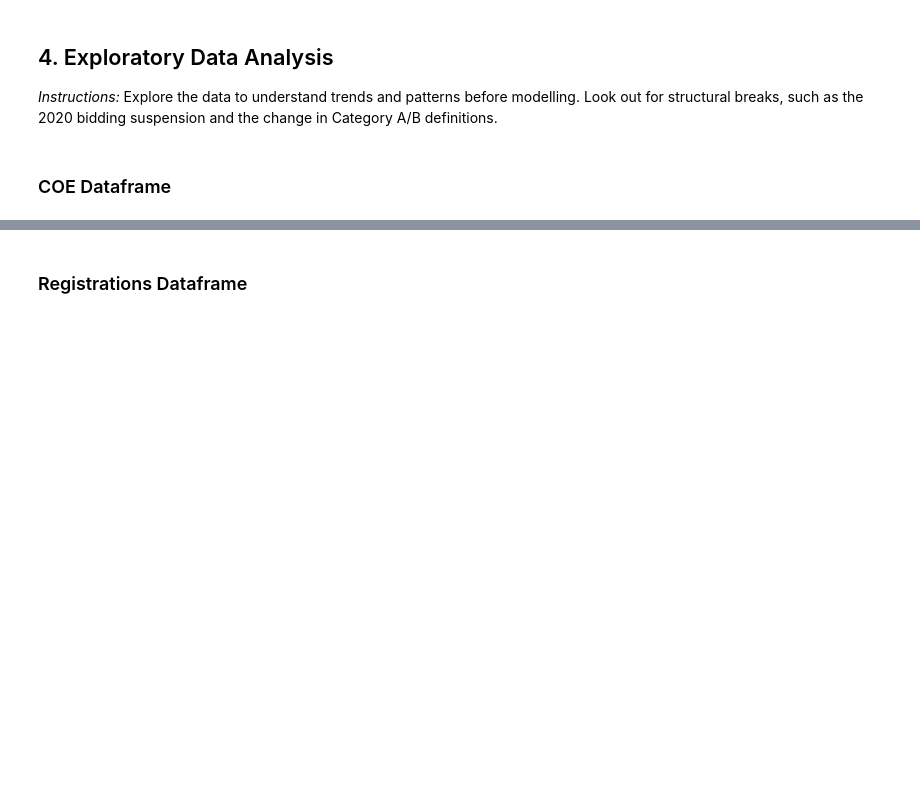
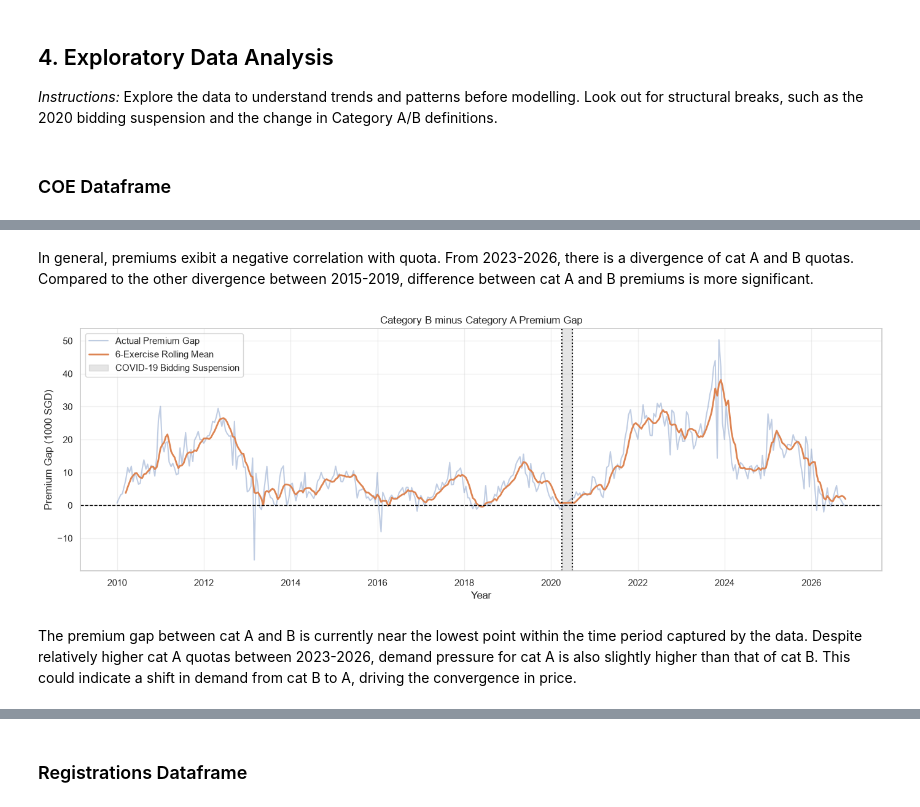
Before and after one commit to XiongZirui/mixue, a Jupyter notebook: main.ipynb, the cells around one changed output, grey strips where cells are left out. Cells and saved outputs as stored; diff of their text form; code cells hidden in the pictures; blank space fills up the shorter version.

```diff
--- a/main.ipynb
+++ b/main.ipynb
@@ -560,0 +675,37 @@ display(summary)
+# %% [markdown]
+In general, premiums exibit a negative correlation with quota. From 2023-2026, there is a divergence of cat A and B quotas. Compared to the other divergence between 2015-2019, difference between cat A and B premiums is more significant.
+# %%
+fig, ax = plt.subplots(figsize=(14, 5))
+
+df_analysis["gap_ma6"] = df_analysis[f"premium_B_ma6"] - df_analysis[f"premium_A_ma6"]
+
+ax.plot(
+    df_analysis["plot_date"],
+    df_analysis["gap"],
+    alpha=0.35,
+    label="Actual Premium Gap"
+)
+
+ax.plot(
+    df_analysis["plot_date"],
+    df_analysis["gap_ma6"],
+    linewidth=2,
+    label="6-Exercise Rolling Mean"
+)
+
+ax.axhline(0, color="black", linestyle="--", linewidth=1)
+
+add_annotations(ax)
+
+ax.set(
+    title="Category B minus Category A Premium Gap",
+    ylabel="Premium Gap (1000 SGD)"
+)
+
+ax.legend()
+plt.tight_layout()
+plt.show()
+# %% [output]
+[figure, added]
+# %% [markdown]
+The premium gap between cat A and B is currently near the lowest point within the time period captured by the data. Despite relatively higher cat A quotas between 2023-2026, demand pressure for cat A is also slightly higher than that of cat B. This could indicate a shift in demand from cat B to A, driving the convergence in price.
```
Also changed, not shown: parts of 32 cells of this notebook.
